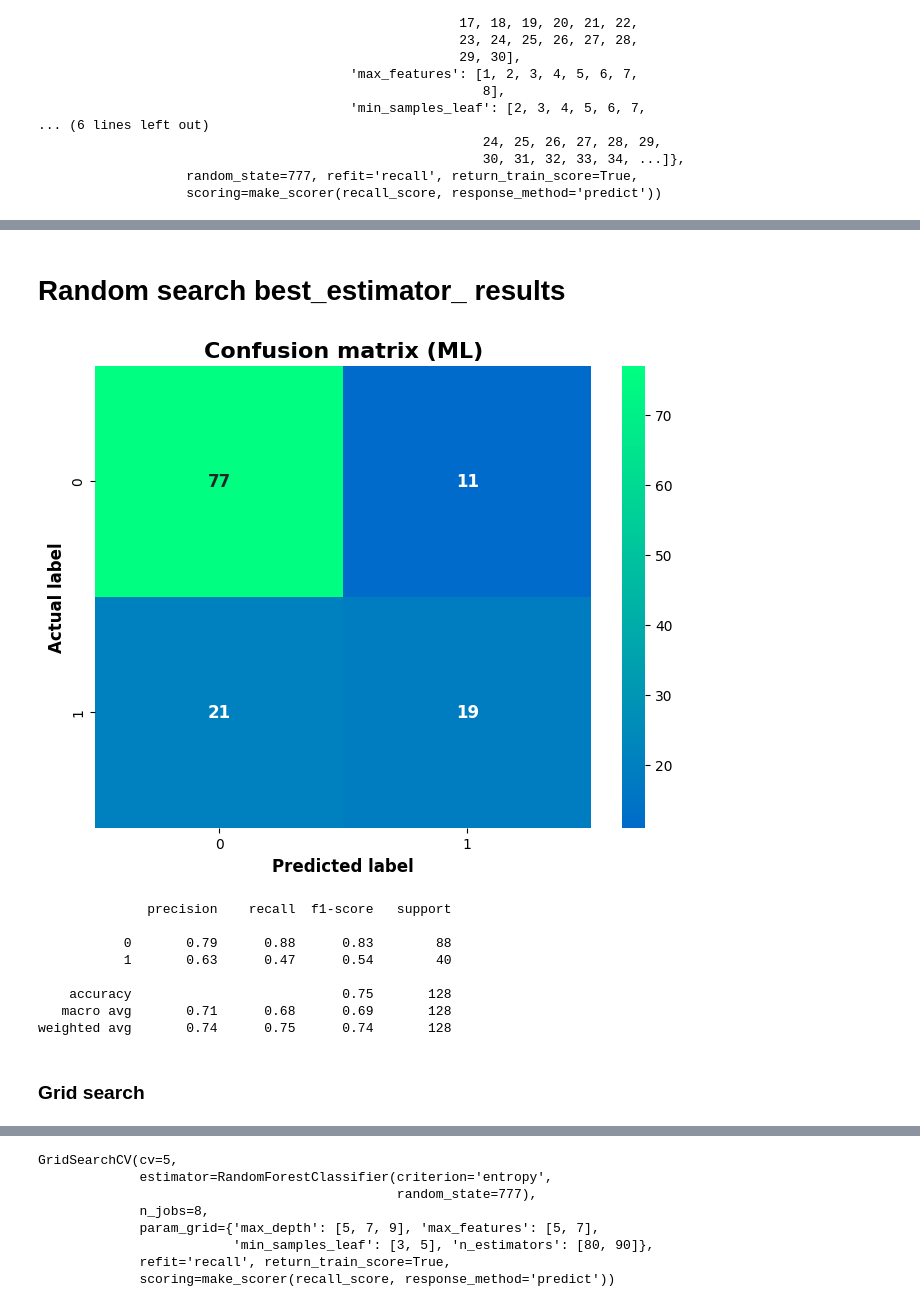
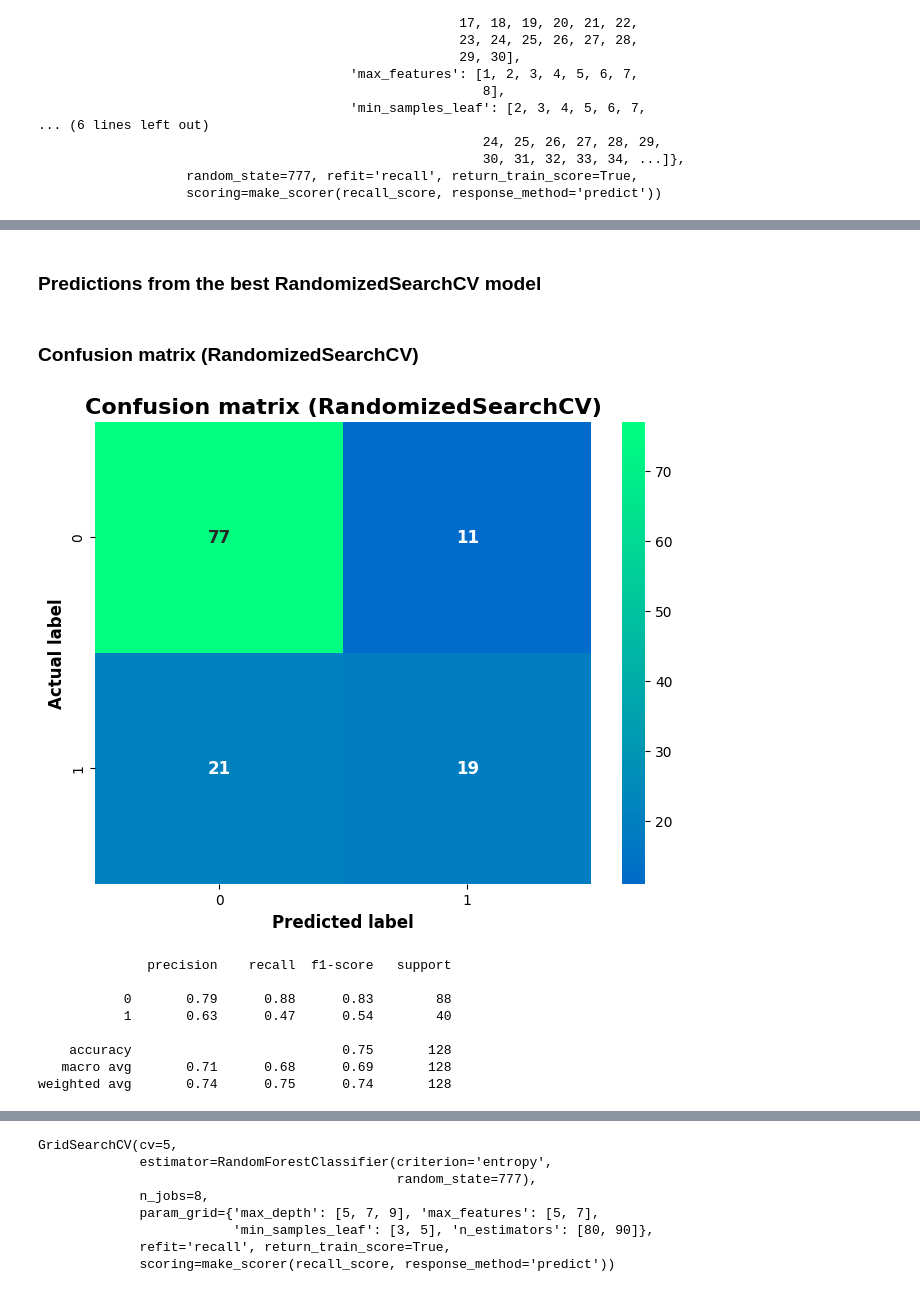
Before and after one commit to 1markmus/Diabetes-Classification, a Jupyter notebook: Machine Learning Model.ipynb, the cells around one changed output, grey strips where cells are left out. Saved outputs shown, nothing was run; the diff lists cells and outputs as text; code cells hidden in the pictures.

```diff
--- a/Machine Learning Model.ipynb
+++ b/Machine Learning Model.ipynb
@@ -103,43 +110,45 @@ for col in rand1_columns:
+# %% [markdown]
+### Predictions from the best RandomizedSearchCV model
 # %%
 random_search_predictions = rand_cv_rf.predict(X_test)
-# %% [markdown]
-# Random search best_estimator_ results
+# %% [markdown]
+### Confusion matrix (RandomizedSearchCV)
 # %%
 fig, ax = plt.subplots(figsize = (8, 6))
 cm = confusion_matrix(y_true=y_test, y_pred=random_search_predictions)
 sns.heatmap(
     data = cm,
     cmap="winter",
     center = 20,
     annot=True,
     annot_kws = {
         "fontsize":12,
         "fontweight":"bold"
         },
     ax = ax
     )
 plt.title(
-    "Confusion matrix (ML)",
+    "Confusion matrix (RandomizedSearchCV)",
     fontsize = 16,
     fontweight = "bold"
     )
 plt.xlabel(
     "Predicted label",
     fontsize = 12,
     fontweight = "bold"
     )
 plt.ylabel(
     "Actual label",
     fontsize = 12,
     fontweight = "bold"
     )
-fig.savefig("RandomGridSearch_RFC_ConfusionMatrix.png")
+fig.savefig("RandomizedSearchCV_RFC_ConfusionMatrix.png")
 plt.show()
 
 # Report
 print(classification_report(y_test, random_search_predictions))
 # %% [output]
-[figure, old version]
+[figure, new version]
               precision    recall  f1-score   support
 
            0       0.79      0.88      0.83        88
@@ -148,5 +157,3 @@ print(classification_report(y_test, random_search_predictions))
     accuracy                           0.75       128
    macro avg       0.71      0.68      0.69       128
 weighted avg       0.74      0.75      0.74       128
-# %% [markdown]
-### Grid search
```
Also changed, not shown: parts of 20 cells of this notebook, 3 other files.
